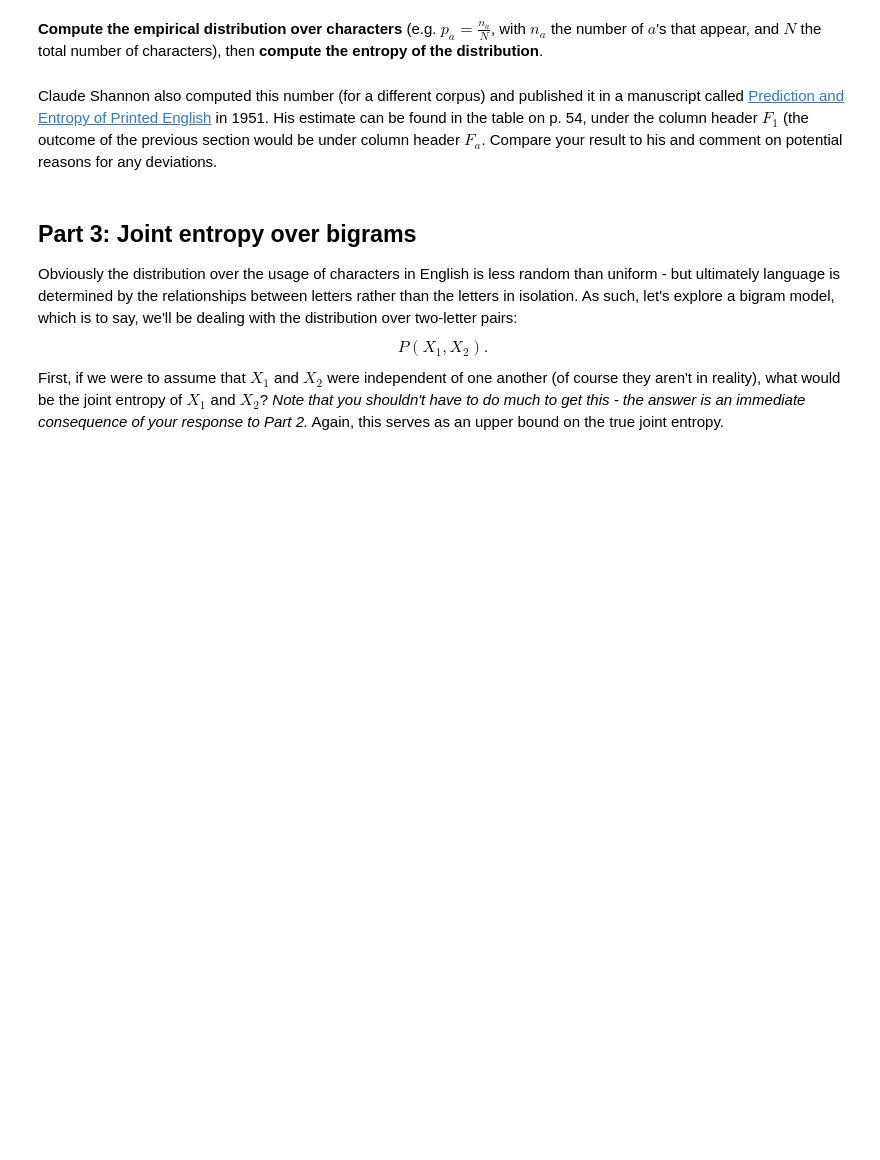
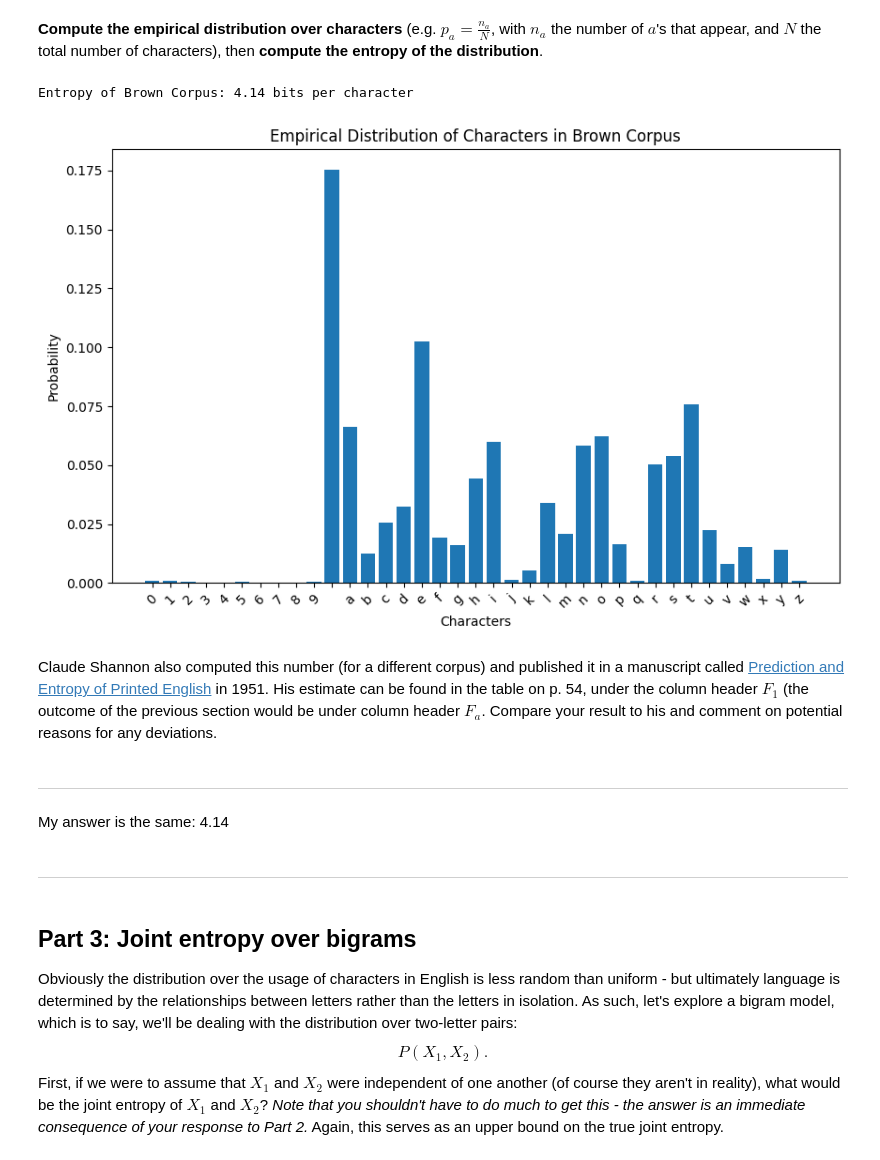
Before and after one commit to cake-dev/InfoRandoClass, a Jupyter notebook: entropy/comp_a_3.ipynb, the cells around one changed output. Cells and saved outputs as stored; diff of their text form; code cells hidden in the pictures; blank space fills up the shorter version.

Commit message:
inclass entropy

```diff
--- a/entropy/comp_a_3.ipynb
+++ b/entropy/comp_a_3.ipynb
@@ -6,0 +10,6 @@ As a matter of comparison, and in order to get a sense of the magnitude of the e
+# %%
+alphanumeric_chars = ['0', '1', '2', '3', '4', '5', '6', '7', '8', '9', ' ', 'a', 'b', 'c', 'd', 'e', 'f',
+                     'g', 'h', 'i', 'j', 'k', 'l', 'm', 'n', 'o', 'p', 'q', 'r', 's', 't', 'u', 'v',
+                     'w', 'x', 'y', 'z']
+entropy = np.log2(total_chars)
+print(f"Entropy of alphanumeric characters: {entropy:.2f} bits per character")
@@ -32,7 +54,47 @@ print(text_brown[:500])
 # %% [markdown]
 **Compute the empirical distribution over characters** (e.g. $p_a = \frac{n_a}{N}$, with $n_a$ the number of $a$'s that appear, and $N$ the total number of characters), then **compute the entropy of the distribution**.
+# %%
+def compute_empirical_distribution(text):
+    # count the occurrences of each character
+    char_counts = {char: text.count(char) for char in alphanumeric_chars}
+
+    # calc total number of characters
+    total_count = sum(char_counts.values())
+
+    # calc empirical distribution
+    empirical_distribution = {char: count / total_count for char, count in char_counts.items()}
+
+    return empirical_distribution
+def compute_entropy(empirical_distribution):
+    # calc entropy
+    entropy = -sum(p * np.log2(p) for p in empirical_distribution.values() if p > 0) # sum over non-zero probabilities
+    return entropy
+def plot_empirical_distribution(empirical_distribution):
+    # plots the empirical distribution
+    plt.figure(figsize=(10, 6))
+    plt.bar(empirical_distribution.keys(), empirical_distribution.values())
+    plt.xlabel('Characters')
+    plt.ylabel('Probability')
+    plt.title('Empirical Distribution of Characters in Brown Corpus')
+    plt.xticks(rotation=45)
+    plt.show()
+
+alphabet = "abcdefghijklmnopqrstuvwxyz"
+empirical_distribution_brown = compute_empirical_distribution(text_brown)
+entropy_brown = compute_entropy(empirical_distribution_brown)
+print(f"Entropy of Brown Corpus: {entropy_brown:.2f} bits per character")
+# plot
+plot_empirical_distribution(empirical_distribution_brown)
+# %% [output]
+Entropy of Brown Corpus: 4.14 bits per character
+[figure, added]
 # %% [markdown]
 Claude Shannon also computed this number (for a different corpus) and published it in a manuscript called [Prediction and Entropy of Printed English](https://www.princeton.edu/~wbialek/rome/refs/shannon_51.pdf) in 1951.  His estimate can be found in the table on p. 54, under the column header $F_1$ (the outcome of the previous section would be under column header $F_a$.  Compare your result to his and comment on potential reasons for any deviations.
+# %% [markdown]
+---
+My answer is the same: 4.14
+# %% [markdown]
+---
 # %% [markdown]
 ## Part 3: Joint entropy over bigrams
 Obviously the distribution over the usage of characters in English is less random than uniform - but ultimately language is determined by the relationships between letters rather than the letters in isolation.  As such, let's explore a bigram model, which is to say, we'll be dealing with the distribution over two-letter pairs:
```
Also changed, not shown: parts of 10 cells of this notebook, 1 other file.
